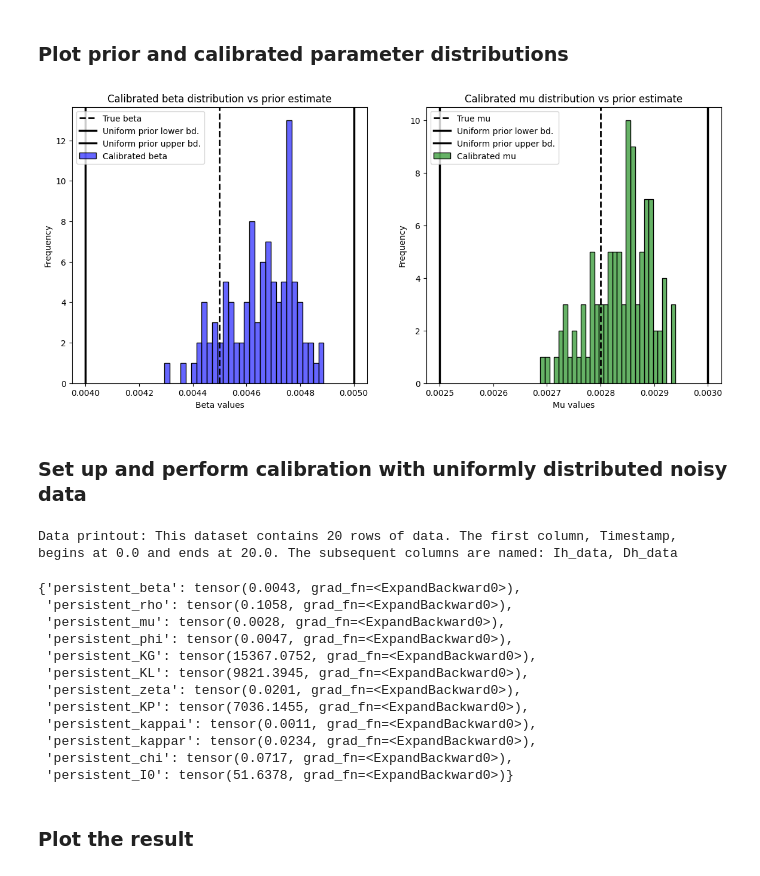
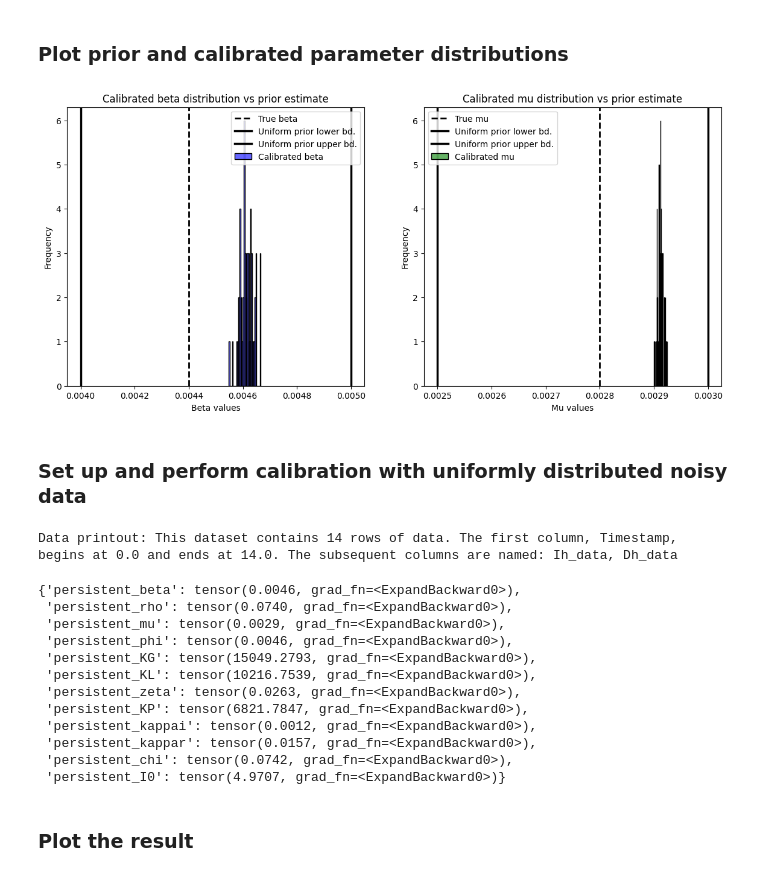
Before and after one commit to sabinala/pyciemss, a Jupyter notebook: docs/source/Malaria-model.ipynb, the cells around one changed output. Saved outputs shown, nothing was run; the diff lists cells and outputs as text; code cells hidden in the pictures.

```diff
--- a/docs/source/Malaria-model.ipynb
+++ b/docs/source/Malaria-model.ipynb
@@ -356,7 +356,7 @@ with open("malaria_model.json", 'w') as fh:
 ### Set model path and parameters for sampling
 # %%
 model = "malaria_model.json"
-num_samples = 100
+num_samples = 50
 start_time = 0.0
 end_time = 40.0
 logging_step_size = 1.0
@@ -465,7 +465,7 @@ gaussian_df.to_csv('synth_data_gaussian.csv', index=False)
 # %%
 dataset1 = 'synth_data_gaussian.csv'
 data_mapping = {'Ih_data': 'Ih', 'Dh_data': 'Dh'}
-num_iterations = 100
+num_iterations = 50
 
 calibrated_result1 = pyciemss.calibrate(model, dataset1, data_mapping=data_mapping, num_iterations=num_iterations)
 parameter_estimates1 = calibrated_result1["inferred_parameters"]
@@ -516,40 +516,41 @@ plots.ipy_display(schema, dpi=150)
 # %%
 # Extract unique `persistent_beta_param` values
 unique_beta_params = calibrated_sample_result1['data'][['sample_id', 'persistent_beta_param']].drop_duplicates()['persistent_beta_param']
 unique_mu_params = calibrated_sample_result1['data'][['sample_id', 'persistent_mu_param']].drop_duplicates()['persistent_mu_param']
 
 # Set up the plotting grid
 fig, axs = plt.subplots(1, 2, figsize=(14, 6))
 
 # Histogram of beta values
 sns.histplot(unique_beta_params, kde=False, color='blue', bins=30, label='Calibrated beta', alpha=0.6, ax=axs[0])
-axs[0].axvline(x=0.0045, color='black', linestyle='--', linewidth=2, label='True beta')
+axs[0].axvline(x=0.0044, color='black', linestyle='--', linewidth=2, label='True beta')
 axs[0].axvline(x=0.004, color='black', linestyle='-', linewidth=2.5, label='Uniform prior lower bd.')
 axs[0].axvline(x=0.005, color='black', linestyle='-', linewidth=2.5, label='Uniform prior upper bd.')
 axs[0].set_xlabel('Beta values')
 axs[0].set_ylabel('Frequency')
 axs[0].set_title('Calibrated beta distribution vs prior estimate')
 axs[0].legend()
 
 # Histogram of mu values
 sns.histplot(unique_mu_params, kde=False, color='green', bins=30, label='Calibrated mu', alpha=0.6, ax=axs[1])
 axs[1].axvline(x=0.0028, color='black', linestyle='--', linewidth=2, label='True mu')
 axs[1].axvline(x=0.0025, color='black', linestyle='-', linewidth=2.5, label='Uniform prior lower bd.')
 axs[1].axvline(x=0.003, color='black', linestyle='-', linewidth=2.5, label='Uniform prior upper bd.')
 axs[1].set_xlabel('Mu values')
 axs[1].set_ylabel('Frequency')
 axs[1].set_title('Calibrated mu distribution vs prior estimate')
 axs[1].legend()
 
 # Show plot
 plt.show()
 # %% [output]
-[figure, old version]
+[figure, new version]
 # %% [markdown]
 ### Set up and perform calibration with uniformly distributed noisy data
 # %%
 dataset2 = 'synth_data_unif.csv'
 data_mapping = {'Ih_data': 'Ih', 'Dh_data': 'Dh'}
+num_iterations = 150
 
 calibrated_result2 = pyciemss.calibrate(model, dataset2, data_mapping=data_mapping, num_iterations=num_iterations)
 parameter_estimates2 = calibrated_result2["inferred_parameters"]
@@ -559,19 +560,19 @@ display(parameter_estimates2())
 calibrated_sample_result2 = pyciemss.sample(model, end_time, logging_step_size, num_samples,
                                             start_time=start_time, inferred_parameters=parameter_estimates2)
 # %% [output]
-Data printout: This dataset contains 20 rows of data. The first column, Timestamp, begins at 0.0 and ends at 20.0. The subsequent columns are named: Ih_data, Dh_data
+Data printout: This dataset contains 14 rows of data. The first column, Timestamp, begins at 0.0 and ends at 14.0. The subsequent columns are named: Ih_data, Dh_data
-{'persistent_beta': tensor(0.0043, grad_fn=<ExpandBackward0>),
- 'persistent_rho': tensor(0.1058, grad_fn=<ExpandBackward0>),
- 'persistent_mu': tensor(0.0028, grad_fn=<ExpandBackward0>),
- 'persistent_phi': tensor(0.0047, grad_fn=<ExpandBackward0>),
- 'persistent_KG': tensor(15367.0752, grad_fn=<ExpandBackward0>),
- 'persistent_KL': tensor(9821.3945, grad_fn=<ExpandBackward0>),
- 'persistent_zeta': tensor(0.0201, grad_fn=<ExpandBackward0>),
- 'persistent_KP': tensor(7036.1455, grad_fn=<ExpandBackward0>),
- 'persistent_kappai': tensor(0.0011, grad_fn=<ExpandBackward0>),
- 'persistent_kappar': tensor(0.0234, grad_fn=<ExpandBackward0>),
- 'persistent_chi': tensor(0.0717, grad_fn=<ExpandBackward0>),
- 'persistent_I0': tensor(51.6378, grad_fn=<ExpandBackward0>)}
+{'persistent_beta': tensor(0.0046, grad_fn=<ExpandBackward0>),
+ 'persistent_rho': tensor(0.0740, grad_fn=<ExpandBackward0>),
+ 'persistent_mu': tensor(0.0029, grad_fn=<ExpandBackward0>),
+ 'persistent_phi': tensor(0.0046, grad_fn=<ExpandBackward0>),
+ 'persistent_KG': tensor(15049.2793, grad_fn=<ExpandBackward0>),
+ 'persistent_KL': tensor(10216.7539, grad_fn=<ExpandBackward0>),
+ 'persistent_zeta': tensor(0.0263, grad_fn=<ExpandBackward0>),
+ 'persistent_KP': tensor(6821.7847, grad_fn=<ExpandBackward0>),
+ 'persistent_kappai': tensor(0.0012, grad_fn=<ExpandBackward0>),
+ 'persistent_kappar': tensor(0.0157, grad_fn=<ExpandBackward0>),
+ 'persistent_chi': tensor(0.0742, grad_fn=<ExpandBackward0>),
+ 'persistent_I0': tensor(4.9707, grad_fn=<ExpandBackward0>)}
 # %% [markdown]
 ### Plot the result
 # %%
```
Also changed, not shown: parts of 20 cells of this notebook, 6 other files.
